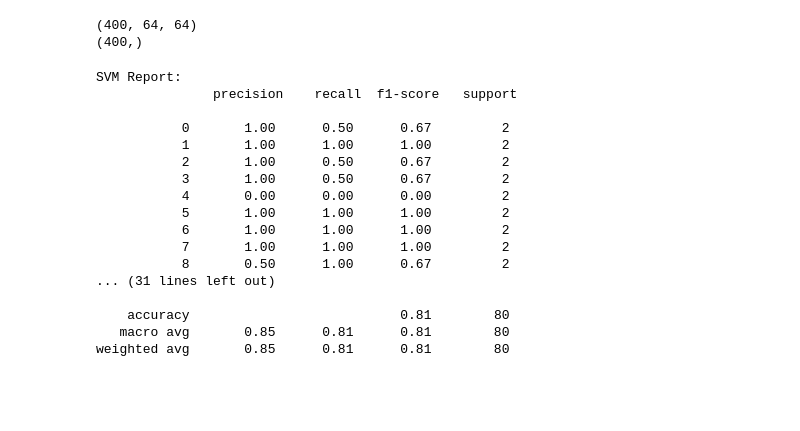
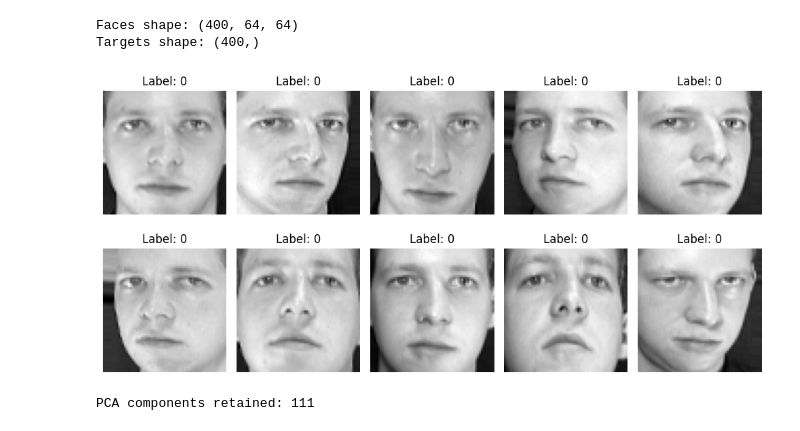
Before and after one commit to tej787/Login_Page, a Jupyter notebook: chapter_appendix-tools-for-deep-learning/jupyter.ipynb, the cells around one changed output. Cells and saved outputs as stored; diff of their text form; code cells hidden in the pictures; blank space fills up the shorter version.

```diff
--- a/chapter_appendix-tools-for-deep-learning/jupyter.ipynb
+++ b/chapter_appendix-tools-for-deep-learning/jupyter.ipynb
@@ -10,11 +23,22 @@ Saving olivetti_faces_target.npy to olivetti_faces_target.npy
 # %%
-# Load data (Make sure files are in /content/ if using just filenames)
-faces = np.load('olivetti_faces.npy')  # shape: (400, 64, 64)
-targets = np.load('olivetti_faces_target.npy')  # shape: (400,)
+# --- 📂 2. Load and Explore the Dataset ---
+# Load Olivetti dataset (make sure files are in the same folder or use full path)
+faces = np.load('olivetti_faces.npy')
+targets = np.load('olivetti_faces_target.npy')
 
-print(faces.shape)   # Expecting (400, 64, 64)
-print(targets.shape) # Expecting (400,)
+print("Faces shape:", faces.shape)     # Expecting (400, 64, 64)
+print("Targets shape:", targets.shape) # Expecting (400,)
+
+# Display some sample faces
+fig, axes = plt.subplots(2, 5, figsize=(10, 5))
+for i, ax in enumerate(axes.flat):
+    ax.imshow(faces[i], cmap='gray')
+    ax.set_title(f"Label: {targets[i]}")
+    ax.axis('off')
+plt.tight_layout()
+plt.show()
 # %% [output]
-(400, 64, 64)
-(400,)
+Faces shape: (400, 64, 64)
+Targets shape: (400,)
+[figure, added]
 # %%
@@ -31,30 +56,11 @@ X_train, X_test, y_train, y_test = train_test_split(
 )
 # %%
-from sklearn.svm import SVC
-from sklearn.metrics import classification_report
+# --- 🧠 5. Apply PCA for Dimensionality Reduction ---
+pca = PCA(n_components=0.95)  # Retain 95% variance
+X_train_pca = pca.fit_transform(X_train)
+X_test_pca = pca.transform(X_test)
 
-# Train and evaluate SVM
-svm = SVC(kernel='rbf', C=10, gamma=0.001)
-svm.fit(X_train, y_train)
-y_pred_svm = svm.predict(X_test)
-
-print("SVM Report:\n", classification_report(y_test, y_pred_svm))
+print("PCA components retained:", X_train_pca.shape[1])
 # %% [output]
-SVM Report:
-               precision    recall  f1-score   support
-
-           0       1.00      0.50      0.67         2
-           1       1.00      1.00      1.00         2
-           2       1.00      0.50      0.67         2
-           3       1.00      0.50      0.67         2
-           4       0.00      0.00      0.00         2
-           5       1.00      1.00      1.00         2
-           6       1.00      1.00      1.00         2
-           7       1.00      1.00      1.00         2
-           8       0.50      1.00      0.67         2
-... (31 lines left out)
-
-    accuracy                           0.81        80
-   macro avg       0.85      0.81      0.81        80
-weighted avg       0.85      0.81      0.81        80
+PCA components retained: 111
 # %%
```
Also changed, not shown: parts of 9 cells of this notebook.
